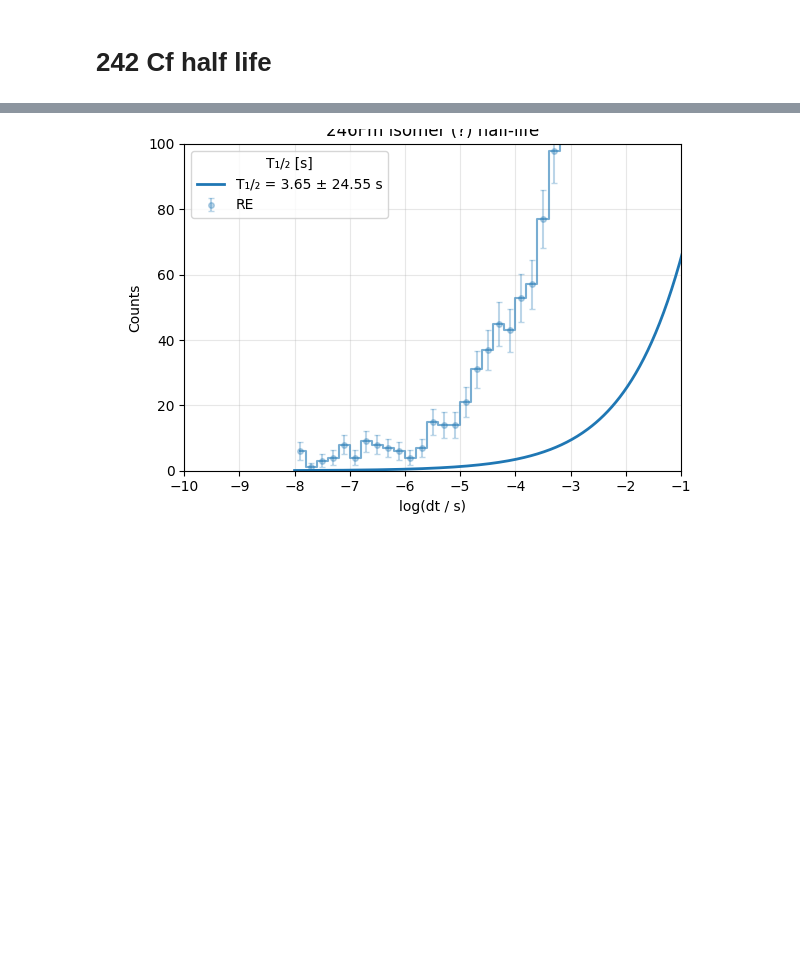
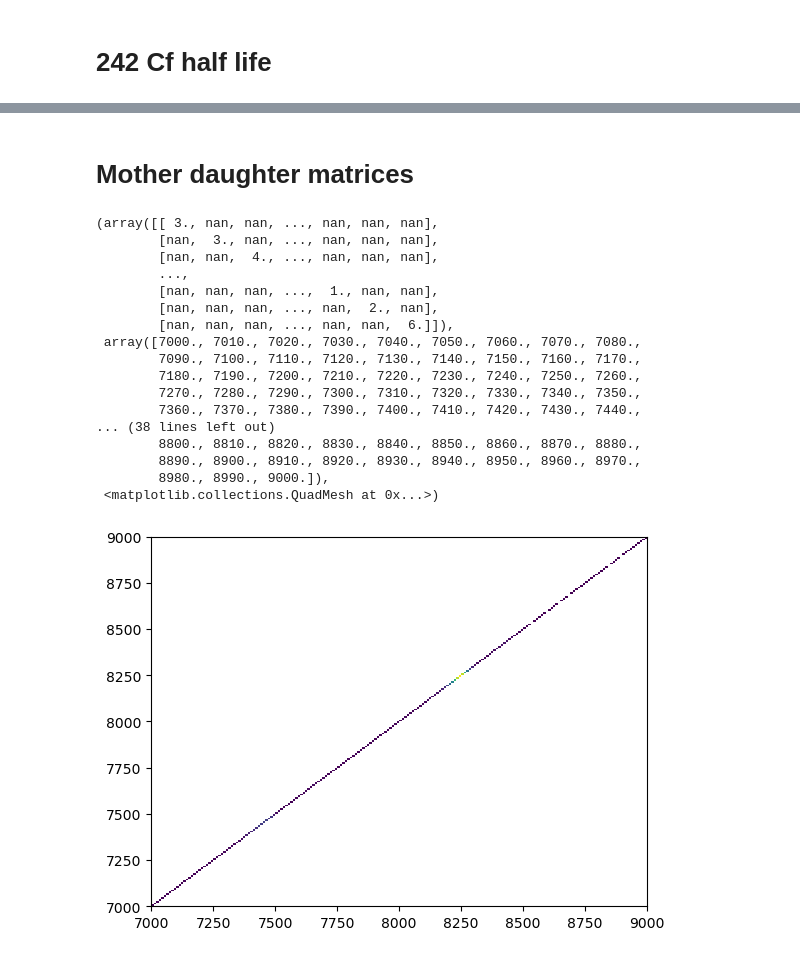
Before and after one commit to JChads4/ppac_code, a Jupyter notebook: analysis_notebook.ipynb, the cells around one changed output, grey strips where cells are left out. Saved outputs shown, nothing was run; the diff lists cells and outputs as text; code cells hidden in the pictures; blank space fills up the shorter version.

```diff
--- a/analysis_notebook.ipynb
+++ b/analysis_notebook.ipynb
@@ -491,23 +434,25 @@ plt.show()
-# %%
-# # Define your list of data‐settings:
-test = [
-    {
-      'df': df_RE,
-      't1_col': 'electron1_t',
-      't2_col': 'recoil_t',
-      'initial': [np.log(2)/5, 1000],
-      'label': 'RE',
-      'linestyle': '-'
-    },
-
-]
-
-fig, ax = plot_multiple_decay_fits(test,
-                                   bins=60,
-                                   hist_range=(-8,4))
-plt.title("246Fm isomer (?) half-life")
-plt.xlim(-10,-1)
-plt.ylim(0,100)
-plt.show()
-# %% [output]
-[figure, removed]
+# %% [markdown]
+# Mother daughter matrices
+# %%
+plt.figure()
+plt.hist2d(decays['xE'], decays['xE'],
+           bins=((200),(200)), range=((7e3,9e3),(7000,9000)), cmin=1)
+# %% [output]
+(array([[ 3., nan, nan, ..., nan, nan, nan],
+        [nan,  3., nan, ..., nan, nan, nan],
+        [nan, nan,  4., ..., nan, nan, nan],
+        ...,
+        [nan, nan, nan, ...,  1., nan, nan],
+        [nan, nan, nan, ..., nan,  2., nan],
+        [nan, nan, nan, ..., nan, nan,  6.]]),
+ array([7000., 7010., 7020., 7030., 7040., 7050., 7060., 7070., 7080.,
+        7090., 7100., 7110., 7120., 7130., 7140., 7150., 7160., 7170.,
+        7180., 7190., 7200., 7210., 7220., 7230., 7240., 7250., 7260.,
+        7270., 7280., 7290., 7300., 7310., 7320., 7330., 7340., 7350.,
+        7360., 7370., 7380., 7390., 7400., 7410., 7420., 7430., 7440.,
+... (38 lines left out)
+        8800., 8810., 8820., 8830., 8840., 8850., 8860., 8870., 8880.,
+        8890., 8900., 8910., 8920., 8930., 8940., 8950., 8960., 8970.,
+        8980., 8990., 9000.]),
+ <matplotlib.collections.QuadMesh at 0x...>)
+[figure, added]
```
Also changed, not shown: parts of 11 cells of this notebook, 7 other files.
